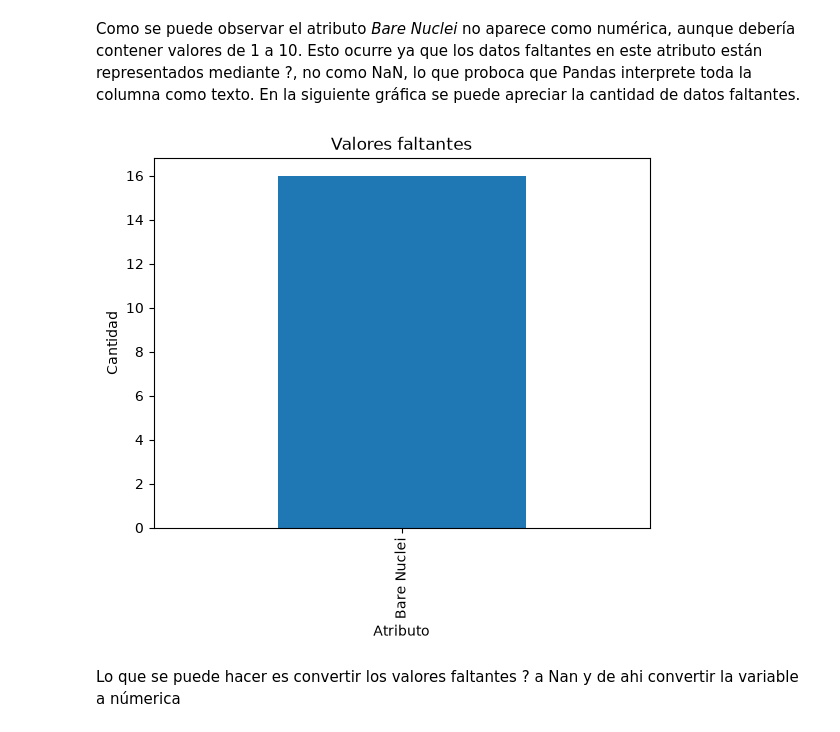
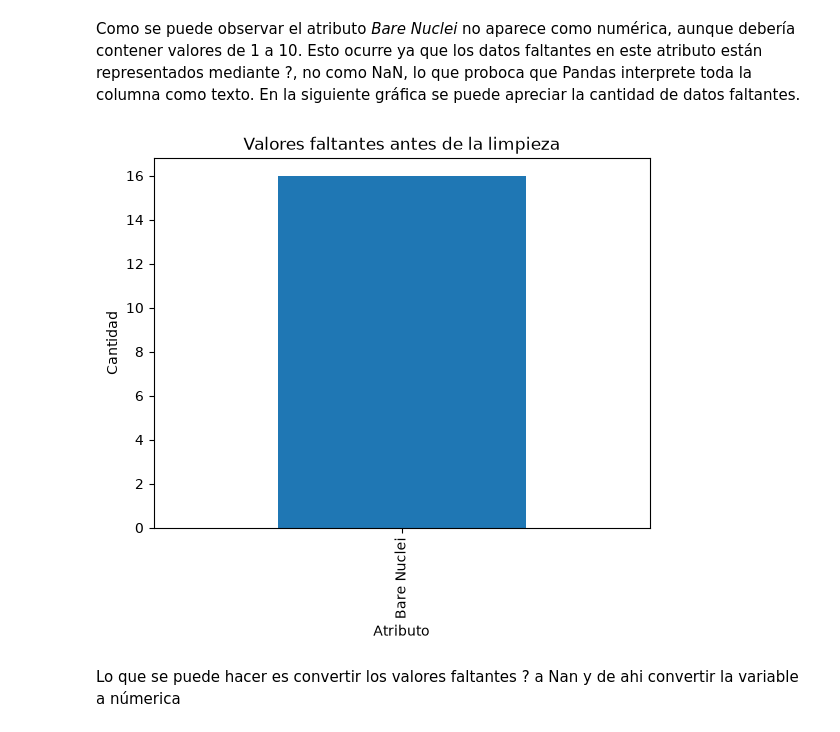
Before and after one commit to adriamedinaa-ang/icd2026, a Jupyter notebook: Books/Tarea 2/Tarea 2 .ipynb, the cells around one changed output. Drawn from its saved outputs; the diff is of its cells as text; code cells hidden in the pictures.

```diff
--- a/Books/Tarea 2/Tarea 2 .ipynb
+++ b/Books/Tarea 2/Tarea 2 .ipynb
@@ -63,14 +63,16 @@ describe
 # %% [markdown]
 Como se puede observar el atributo *Bare Nuclei* no aparece como numérica, aunque debería contener valores de 1 a 10. Esto ocurre ya que los datos faltantes en este atributo están representados mediante ?, no como NaN, lo que proboca que Pandas interprete toda la columna como texto. En la siguiente gráfica se puede apreciar la cantidad de datos faltantes.
 # %%
-valores_faltantes = (df == '?').sum() #los datos faltantes están representados por el símbolo ?
+valores_faltantes = (df == '?').sum()
+
 valores_faltantes[valores_faltantes > 0].plot(kind='bar')
-plt.title('Valores faltantes')
+
+plt.title('Valores faltantes antes de la limpieza')
 plt.ylabel('Cantidad')
 plt.xlabel('Atributo')
 plt.show()
 # %% [output]
-[figure, old version]
+[figure, new version]
 # %% [markdown]
 Lo que se puede hacer es convertir los valores faltantes ? a Nan y de ahi convertir la variable a númerica
 # %%
```
Also changed, not shown: parts of 18 cells of this notebook, 1 other file.
